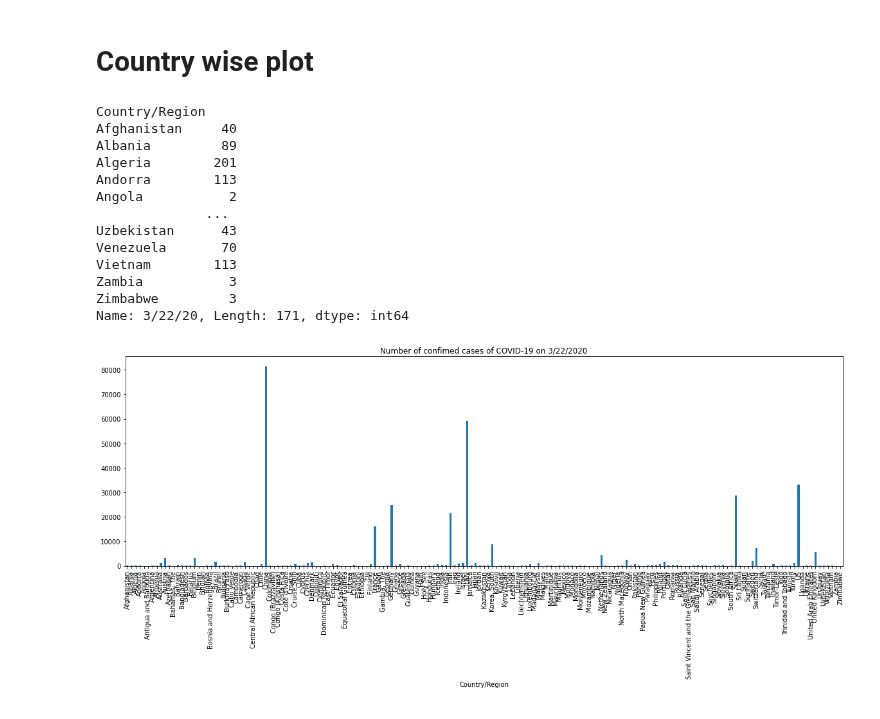
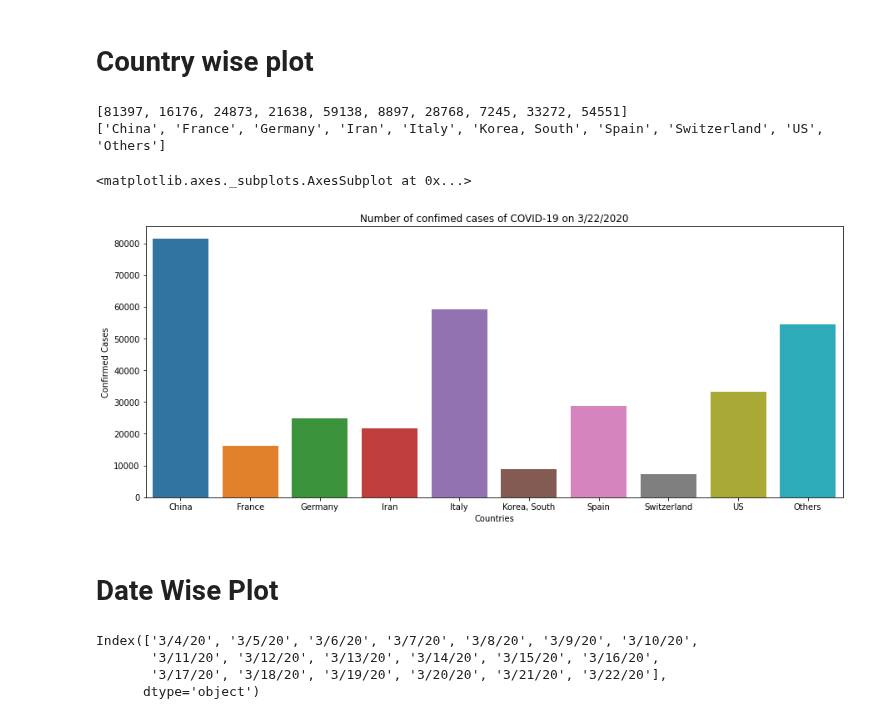
Before and after one commit to SujitSingh11/10DaysOfML, a Jupyter notebook: Day_1.ipynb, the cells around one changed output. Saved outputs shown, nothing was run; the diff lists cells and outputs as text; code cells hidden in the pictures.

```diff
--- a/Day_1.ipynb
+++ b/Day_1.ipynb
@@ -82,26 +82,41 @@ Index(['Province/State', 'Country/Region', 'Lat', 'Long', '3/4/20', '3/5/20',
       dtype='object')
 # %% [markdown]
 # Country wise plot
-# %%
-dataSet.groupby('Country/Region')['3/22/20'].sum()
-# %% [output]
-Country/Region
-Afghanistan     40
-Albania         89
-Algeria        201
-Andorra        113
-Angola           2
-              ...
-Uzbekistan      43
-Venezuela       70
-Vietnam        113
-Zambia           3
-Zimbabwe         3
-Name: 3/22/20, Length: 171, dtype: int64
+# %%
+plotData = dataSet.groupby(['Country/Region'])['3/22/20'].sum()
+cases = []
+names = []
+i=0
+other=0
+for value in plotData.values:
+  if(value > 7000):
+    cases.append(plotData[i])
+    names.append(plotData.index[i])
+  else:
+    other=other+plotData[i]
+  i=i+1
+cases.append(other)
+names.append('Others')
+print(cases)
+print(names)
+# %% [output]
+[81397, 16176, 24873, 21638, 59138, 8897, 28768, 7245, 33272, 54551]
+['China', 'France', 'Germany', 'Iran', 'Italy', 'Korea, South', 'Spain', 'Switzerland', 'US', 'Others']
 # %%
-plt.figure(figsize=(20,6))
+plt.figure(figsize=(15,6))
 plt.title("Number of confimed cases of COVID-19 on 3/22/2020")
-dataSet.groupby('Country/Region')['3/22/20'].sum().plot.bar(ylim=0)
-plt.show()
+plt.xlabel("Countries")
+plt.ylabel("Confirmed Cases")
+sns.barplot(x=names,y=cases)
 # %% [output]
+<matplotlib.axes._subplots.AxesSubplot at 0x...>
-[figure, old version]
+[figure, new version]
+# %% [markdown]
+# Date Wise Plot
+# %%
+dates
+# %% [output]
+Index(['3/4/20', '3/5/20', '3/6/20', '3/7/20', '3/8/20', '3/9/20', '3/10/20',
+       '3/11/20', '3/12/20', '3/13/20', '3/14/20', '3/15/20', '3/16/20',
+       '3/17/20', '3/18/20', '3/19/20', '3/20/20', '3/21/20', '3/22/20'],
+      dtype='object')
```
Also changed, not shown: parts of 5 cells of this notebook.
